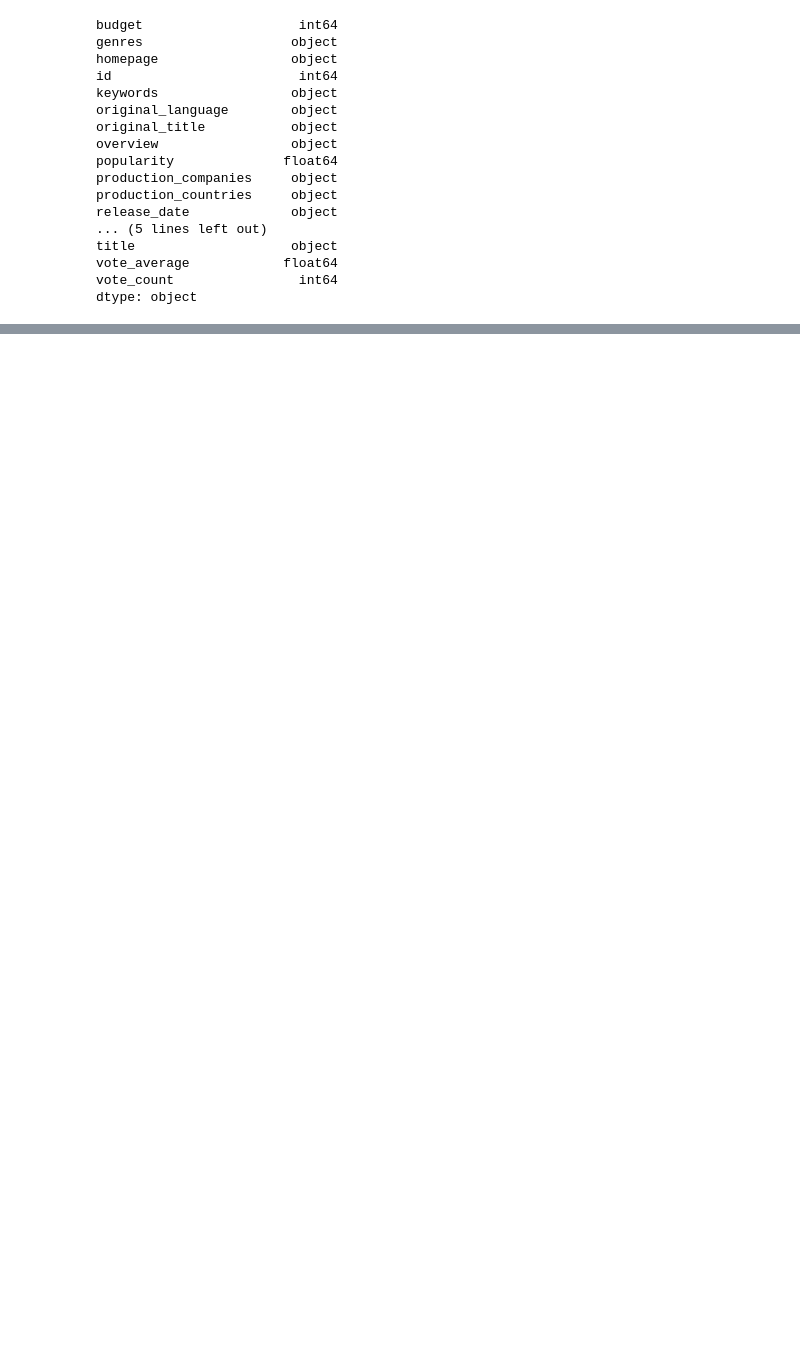
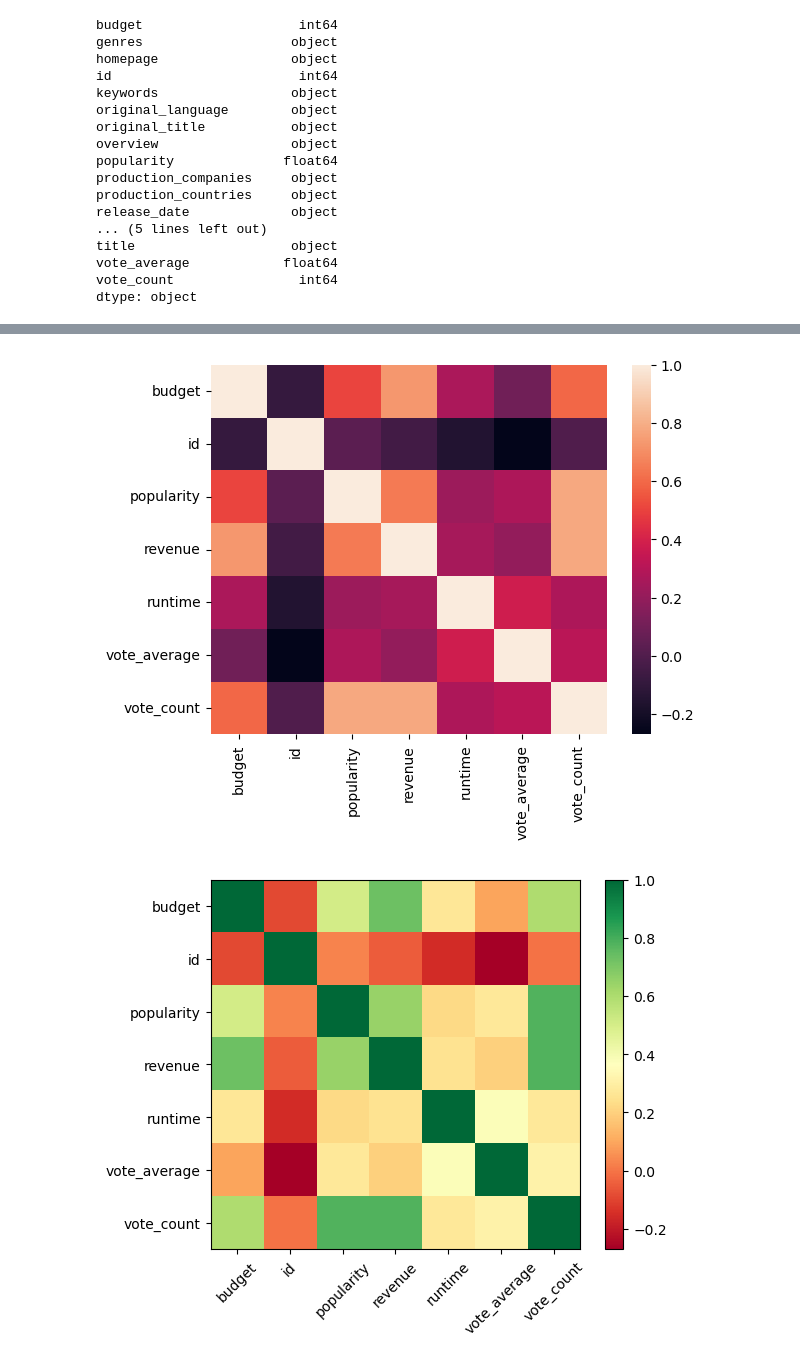
Before and after one commit to haydentbs/MovieDataEDA, a Jupyter notebook: eda.ipynb, the cells around one changed output, grey strips where cells are left out. Cells and saved outputs as stored; diff of their text form; code cells hidden in the pictures; blank space fills up the shorter version.

```diff
--- a/eda.ipynb
+++ b/eda.ipynb
@@ -78,0 +99,16 @@ ValueError: could not convert string to float: '[{"id": 28, "name": "Action"}, {
+# %%
+df_numeric_featues = df.select_dtypes(include=['int64', 'float64'])
+corr = df_numeric_featues.corr()
+sns.heatmap(corr,
+            xticklabels=corr.columns.values,
+            yticklabels=corr.columns.values)
+
+fig, ax = plt.subplots()
+im = ax.imshow(corr, cmap='RdYlGn')
+ax.set_yticks(range(len(corr.columns.values)),corr.columns.values)
+ax.set_xticks(range(len(corr.columns.values)),corr.columns.values, rotation=45)
+ax.figure.colorbar(im)
+plt.show()
+# %% [output]
+[figure, added]
+[figure, added]
```
Also changed, not shown: parts of 18 cells of this notebook.
